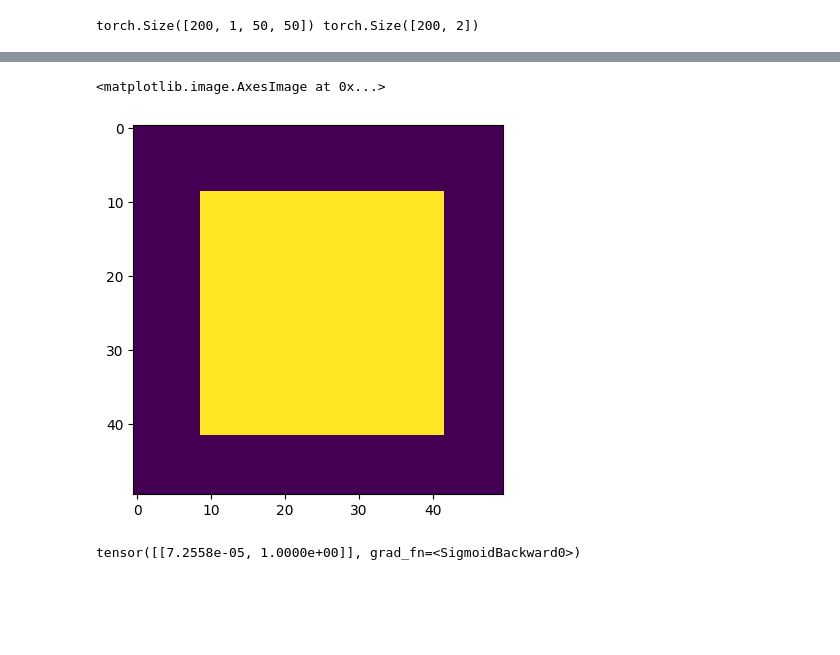
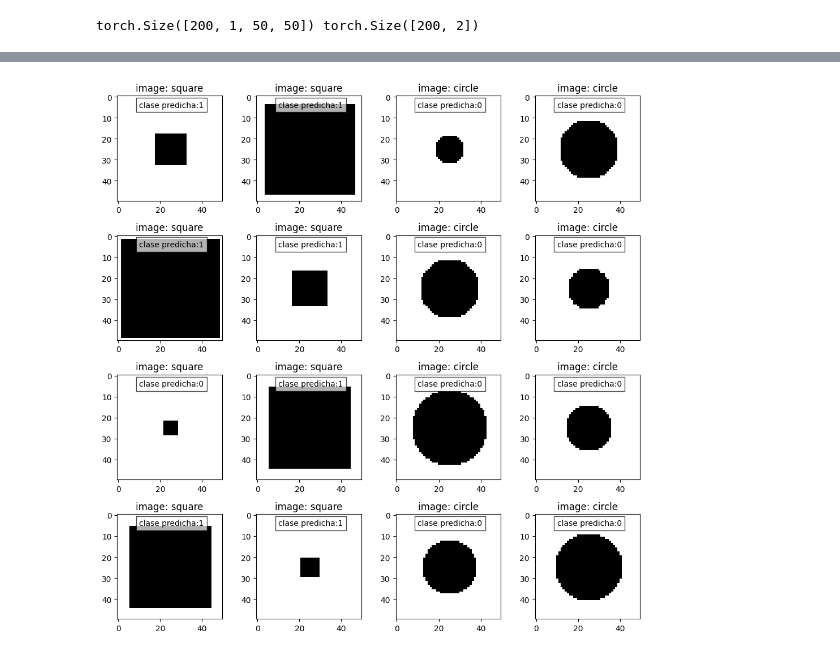
Before and after one commit to sebastlop/series-temporales-machine-learning, a Jupyter notebook: Apuntes/Tema-6/Tema-6.3.1-redes-convolucionales.ipynb, the cells around one changed output, grey strips where cells are left out. Cells and saved outputs as stored; diff of their text form; code cells hidden in the pictures; blank space fills up the shorter version.

```diff
--- a/Apuntes/Tema-6/Tema-6.3.1-redes-convolucionales.ipynb
+++ b/Apuntes/Tema-6/Tema-6.3.1-redes-convolucionales.ipynb
@@ -121,11 +133,22 @@ plt.plot(hist)
-# %%
-test = square(nx, ny, rng.integers(1,25))
-# %%
-plt.imshow(test)
-# %% [output]
-<matplotlib.image.AxesImage at 0x...>
-[figure, removed]
-# %%
-modelito(torch.from_numpy(test.reshape(1,1,50,50)))
-# %% [output]
-tensor([[7.2558e-05, 1.0000e+00]], grad_fn=<SigmoidBackward0>)
+# %%
+# Evaluamos el modelo en un grupo nuevo de imágenes
+fig, axs = plt.subplots(4,4, figsize = (10,10))
+for i in range(4):
+    for j in range(4):
+        if j < 2:  # squares
+            test = square(nx, ny, rng.integers(3,25))
+            pred = modelito(torch.from_numpy(test.reshape(1,1,50,50))).detach().numpy()
+            axs[i,j].set_title(f'image: square')
+            axs[i,j].imshow(test, cmap = 'binary')
+            t = axs[i,j].text(10,5,f'clase predicha:{pred.argmax()}')
+            t.set_bbox({'facecolor' : 'white', 'alpha': 0.7})
+        else:
+            test = circle(nx, ny, rng.integers(3,25))
+            pred = modelito(torch.from_numpy(test.reshape(1,1,50,50))).detach().numpy()
+            axs[i,j].set_title(f'image: circle')
+            axs[i,j].imshow(test, cmap = 'binary')
+            t = axs[i,j].text(10,5,f'clase predicha:{pred.argmax()}')
+            t.set_bbox({'facecolor' : 'white', 'alpha': 0.7})
+fig.tight_layout()
+# %% [output]
+[figure, added]
```
Also changed, not shown: parts of 11 cells of this notebook.
